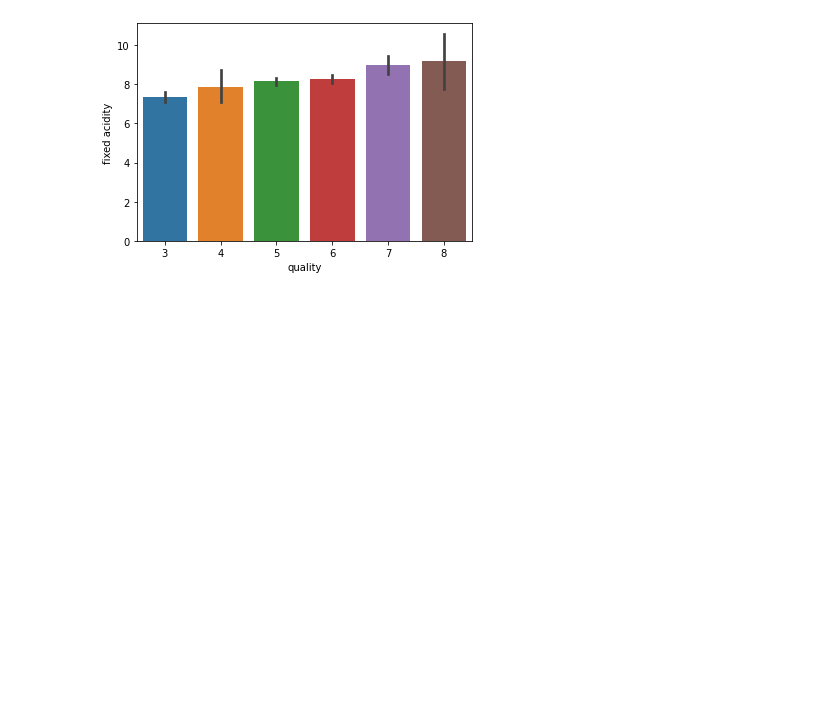
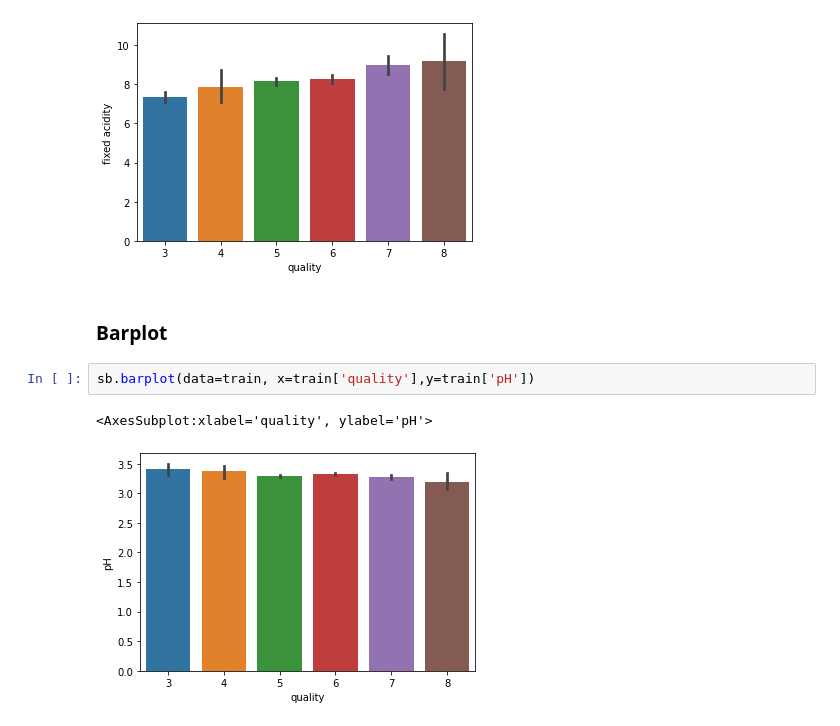
Before and after one commit to Michael-Austin-Mesa/wine-classification-project, a Jupyter notebook: explore.ipynb, the cells around one changed output. Drawn from its saved outputs; the diff is of its cells as text; blank space fills up the shorter version.

Commit message:
adding plots

```diff
--- a/explore.ipynb
+++ b/explore.ipynb
@@ -113,3 +113,10 @@ sb.barplot(data=train, x=train['quality'],y=train['fixed acidity'])
 # %% [output]
 <AxesSubplot:xlabel='quality', ylabel='fixed acidity'>
 [figure]
+# %% [markdown]
+### Barplot
+# %%
+sb.barplot(data=train, x=train['quality'],y=train['pH'])
+# %% [output]
+<AxesSubplot:xlabel='quality', ylabel='pH'>
+[figure, added]
```
